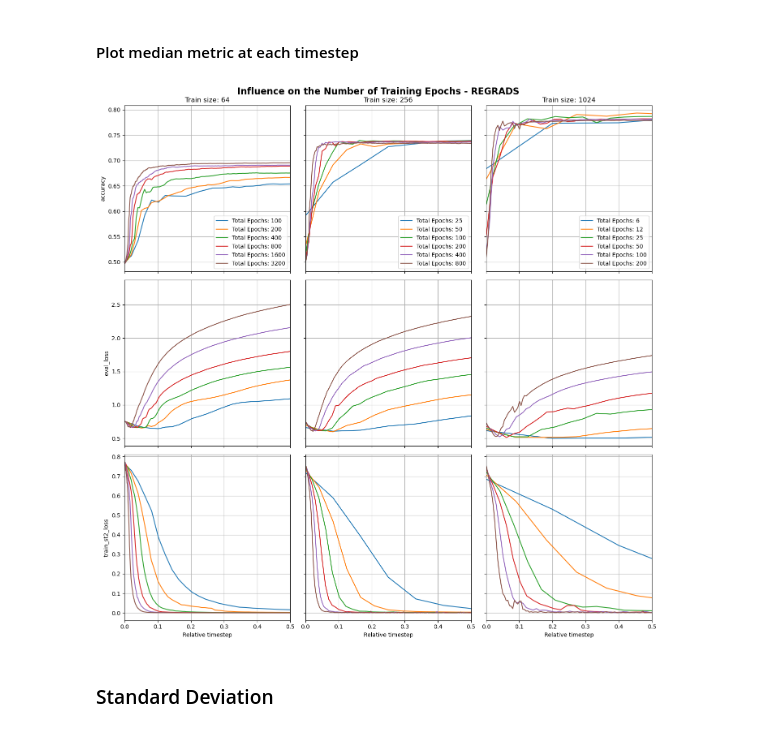
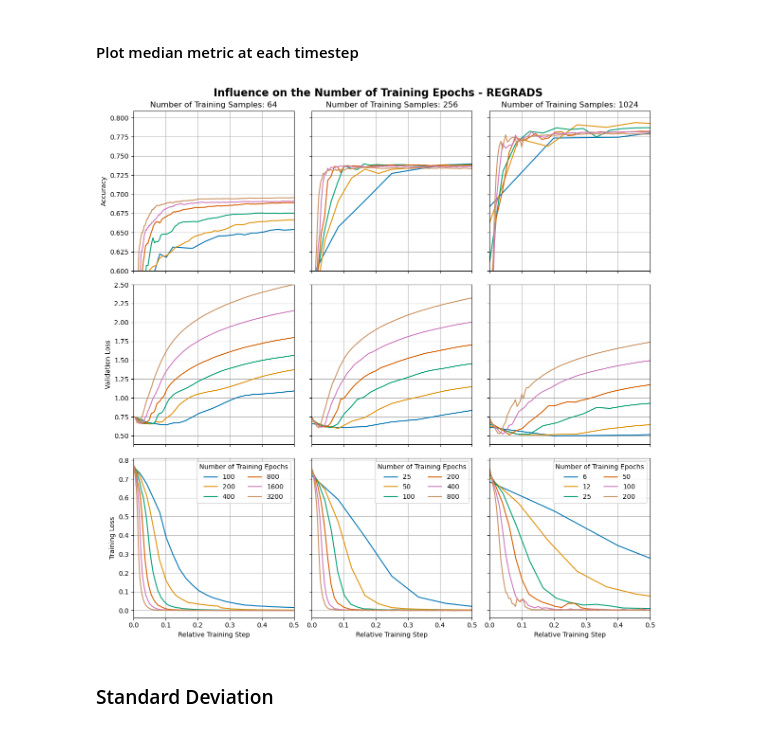
Before and after one commit to Ricu/fantastic-umbrella, a Jupyter notebook: notebooks/A_1_plotting_histories_epochs.ipynb, the cells around one changed output. Saved outputs shown, nothing was run; the diff lists cells and outputs as text; code cells hidden in the pictures.

```diff
--- a/notebooks/A_1_plotting_histories_epochs.ipynb
+++ b/notebooks/A_1_plotting_histories_epochs.ipynb
@@ -53,63 +53,79 @@ with open('data/A_1_testing_num_epochs.pkl','rb') as f:
 #### Plot median metric at each timestep
 # %%
 import matplotlib.pyplot as plt
+from matplotlib.lines import Line2D
+import seaborn as sns
 
-metrics = ['accuracy', 'eval_loss', 'train_st2_loss']
+sns.set_palette('colorblind')
+subplot_rows = ['accuracy', 'eval_loss', 'train_st2_loss']
+row_names = {
+    'accuracy': 'Accuracy',
+    'eval_loss': 'Validation Loss',
+    'train_st2_loss': 'Training Loss'
+}
 
 # Create a new figure
 fig, axs = plt.subplots(
     3,
-    len(metrics),
+    len(subplot_rows),
     sharex=True,
     sharey='row',
-    figsize = (14,14)
+    figsize = (12,12)
     # figsize = (TEXTWIDTH,TEXTWIDTH)
     )
 
 for idy, (train_size, sub_dict) in enumerate(history_dict.items()):
-    for idx, metric in enumerate(metrics):
+    for idx, metric in enumerate(subplot_rows):
+        ax = axs[idx,idy]
         for num_train_epochs, history_df in sub_dict.items():
             metric_columns = history_df.filter(regex=f'{metric}_').copy()
             # Compute the mean, standard deviation, and median
             metric_columns['mean'] = metric_columns.mean(axis=1)
             metric_columns['std'] = metric_columns.std(axis=1)
             metric_columns['median'] = metric_columns.median(axis=1)
 
             # Normalize the index (timesteps) to a range from 0 to 1
             normalized_index = metric_columns.index / metric_columns.index.max()
             # Plot the median on the respective subplot
+            # label = f'{int(num_train_epochs*train_size/32)}'
             line, = axs[idx,idy].plot(
                 normalized_index,
                 metric_columns['mean'],
-                label=f'Total Epochs: {num_train_epochs}'
+                label=f'{num_train_epochs}'
                 )
 
             # color = line.get_color()
             # axs[idx,idy].plot(normalized_index, metric_columns['mean'] - metric_columns['std'], color=color, linestyle='--')
             # axs[idx,idy].plot(normalized_index, metric_columns['mean'] + metric_columns['std'], color=color, linestyle='--')
             # Add a shaded region for the standard deviation
             # axs[idx,idy].fill_between(normalized_index, (metric_columns['median'] - metric_columns['std']), (metric_columns['median'] + metric_columns['std']), alpha=1)
         if idy == 0:
-            axs[idx,idy].set_ylabel(metric)
+            ax.set_ylabel(row_names[metric])
+        if idx == 0 and idy == 2:
+            ax.set_ylim(bottom=0.6)
         if idx == 0:
-            axs[idx,idy].set_title(f'Train size: {train_size}')
+            ax.set_title(f'Number of Training Samples: {train_size}')
         if idx == len(history_dict) - 1:
-            axs[idx,idy].set_xlabel('Relative timestep')
+            ax.set_xlabel('Relative Training Step')
             # axs[idx,idy].set_xlabel('Epoch')
 
-        axs[idx,idy].grid(True,which='major')
-        axs[idx,idy].grid(True,which='minor')
-        axs[idx,idy].set_xlim([0,0.5])
-
-        if idx == 0:
-            axs[idx,idy].legend(loc='lower right')
+        ax.grid(True,which='major')
+        ax.grid(True,which='minor')
+        ax.set_xlim([0,0.5])
+        if idx == 1 and idy == 2:
+            ax.set_ylim(top=2.5)
+        if idx == 2:
+            ax.legend(
+                loc='upper right',
+                ncol=2,
+                title='Number of Training Epochs')
 fig.suptitle('Influence on the Number of Training Epochs - REGRADS', fontsize=16,weight='bold')
 # Show the plot
 plt.tight_layout()
 plt.savefig('img/A_1_testing_num_epochs_regrads.pdf', format='pdf')
 plt.show()
 # %% [output]
-[figure, old version]
+[figure, new version]
 # %% [markdown]
 ### Standard Deviation
 # %%
```
Also changed, not shown: parts of 2 cells of this notebook, 10 other files.
